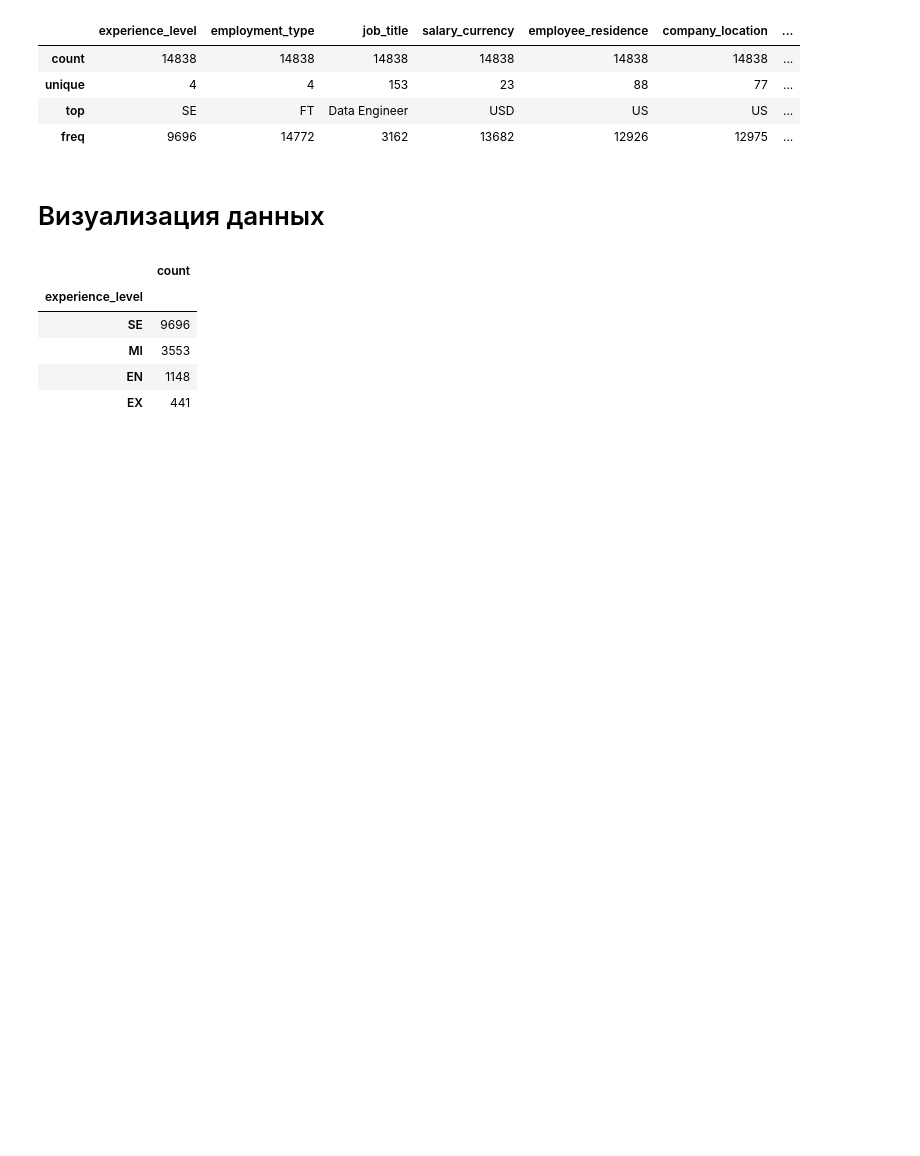
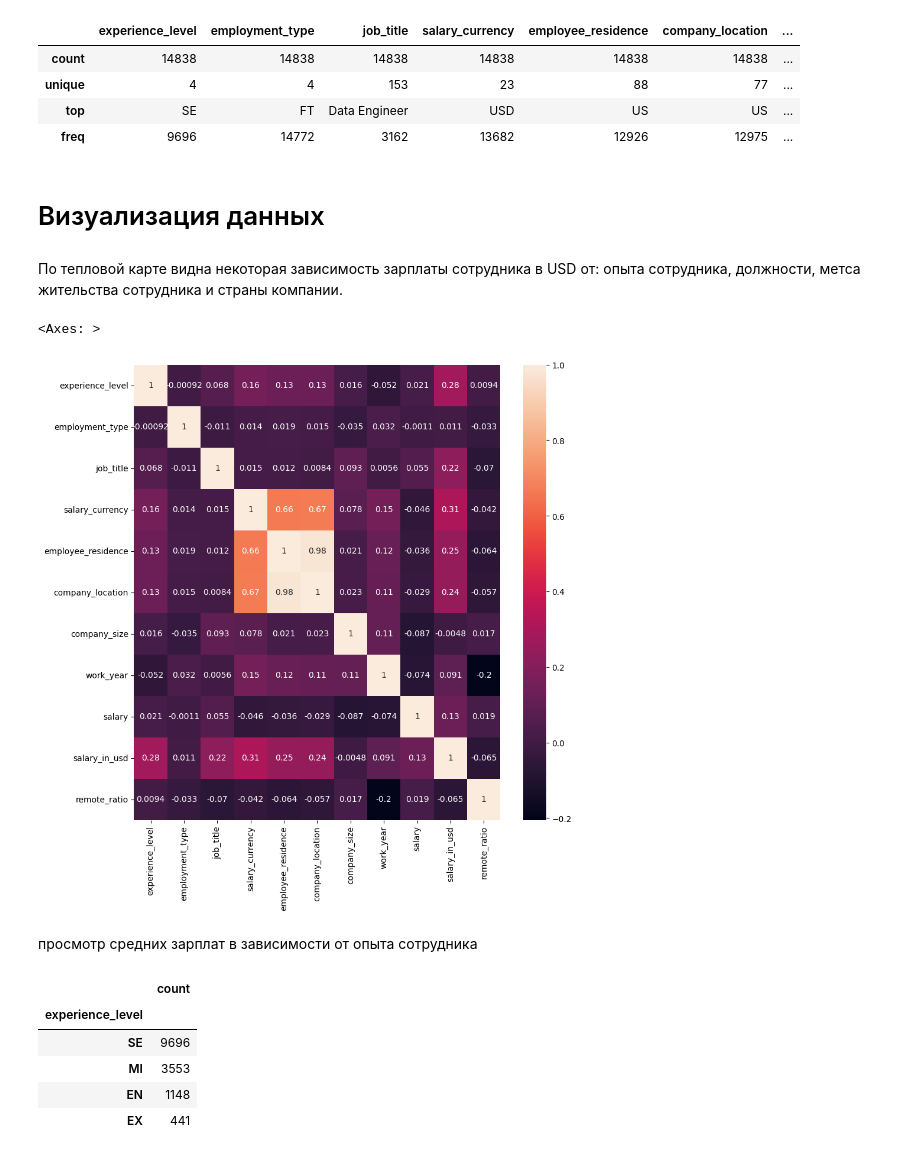
Before and after one commit to OnlySem/ITMO, a Jupyter notebook: задание_1.ipynb, the cells around one changed output. Saved outputs shown, nothing was run; the diff lists cells and outputs as text; code cells hidden in the pictures; blank space fills up the shorter version.

```diff
--- a/задание_1.ipynb
+++ b/задание_1.ipynb
@@ -115,6 +113,23 @@ cat_cols.describe()
 | freq | 9696 | 14772 | 3162 | 13682 | 12926 | 12975 | ... |
 # %% [markdown]
 # Визуализация данных
+# %% [markdown]
+По тепловой карте видна некоторая зависимость зарплаты сотрудника в USD от: опыта сотрудника, должности, метса жительства сотрудника и страны компании.
+# %%
+df = cat_cols.copy()
+if True:
+    le = LabelEncoder()
+    for c in cat_cols.columns:
+        df[c] = le.fit_transform(cat_cols[c])
+num_cols = data.select_dtypes(exclude='object')
+df_test = pd.concat([df, num_cols], axis=1, join='outer')
+fig, axes = plt.subplots(figsize=(10, 10))
+sns.heatmap(df_test.corr(), annot=True)
+# %% [output]
+<Axes: >
+[figure, added]
+# %% [markdown]
+просмотр средних зарплат в зависимости от опыта сотрудника
 # %%
 data['experience_level'].value_counts()
 # %% [output]
```
Also changed, not shown: parts of 6 cells of this notebook.
